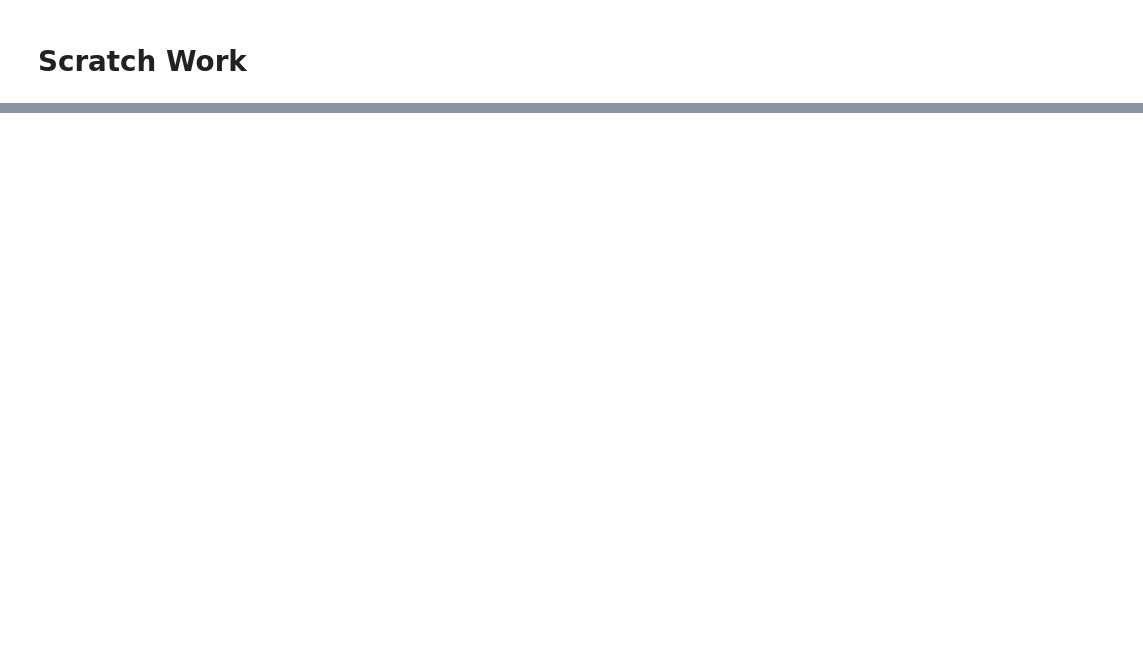
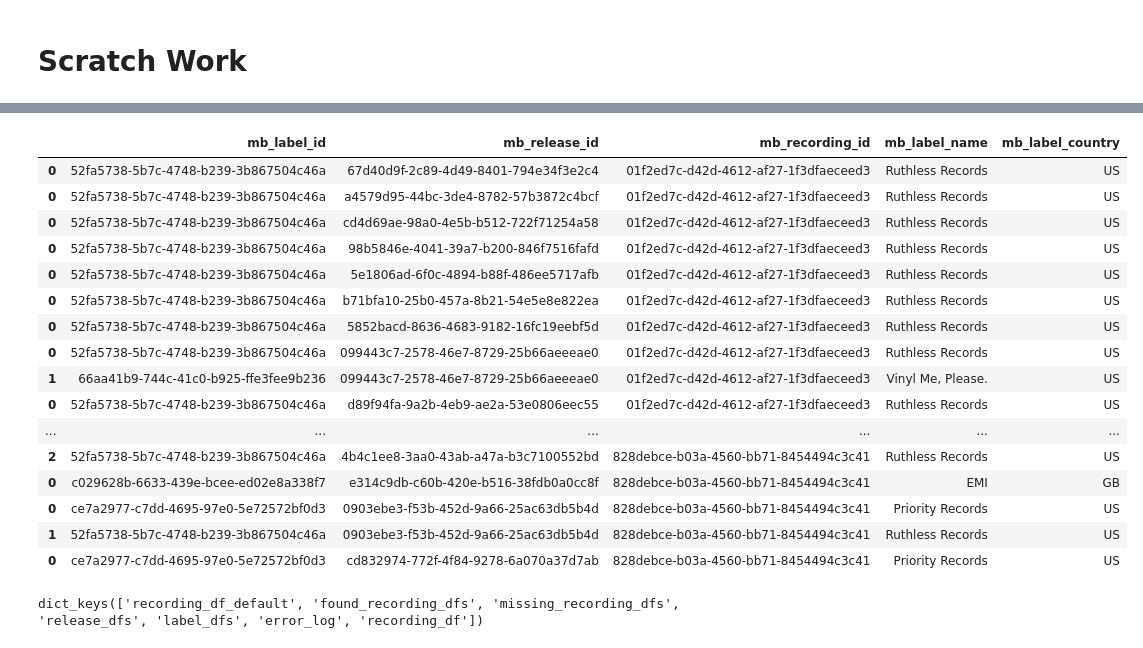
Before and after one commit to dknappopus/musicbrainz_api, a Jupyter notebook: musicbrainz_api.ipynb, the cells around one changed output, grey strips where cells are left out. Drawn from its saved outputs; the diff is of its cells as text; code cells hidden in the pictures; blank space fills up the shorter version.

Commit message:
add label info

```diff
--- a/musicbrainz_api.ipynb
+++ b/musicbrainz_api.ipynb
@@ -233,0 +359,15 @@ mb_global_dict['release_dfs'][1]
+# %%
+# plan
+# initialize global dictionary to store dataframes
+mb_global_dict = create_mb_globals()
+# isrc --> recording --> release --> label
+input_isrcs = ['US23S9528103',
+               'USPO19000001']
+#
+# create recording dfs
+for isrc in input_isrcs:
+    mb_global_dict = build_recording_df(input_isrc=isrc,mb_global_dict = mb_global_dict)
+
+mb_global_dict['recording_df'] = pd.concat(mb_global_dict['found_recording_dfs'])
+
+mb_global_dict['recording_df']
@@ -233,0 +391,2 @@ mb_global_dict['release_dfs'][1]
+# %%
+mb_global_dict['release_df'] = pd.concat(mb_global_dict['release_dfs'])
@@ -233,0 +396,26 @@ mb_global_dict['release_dfs'][1]
+# %%
+mb_global_dict['label_df'] = pd.concat(mb_global_dict['label_dfs'])
+# %%
+mb_global_dict['label_df']
+# %% [output]
+|  | mb_label_id | mb_release_id | mb_recording_id | mb_label_name | mb_label_country |
+| 0 | 52fa5738-5b7c-4748-b239-3b867504c46a | 67d40d9f-2c89-4d49-8401-794e34f3e2c4 | 01f2ed7c-d42d-4612-af27-1f3dfaeceed3 | Ruthless Records | US |
+| 0 | 52fa5738-5b7c-4748-b239-3b867504c46a | a4579d95-44bc-3de4-8782-57b3872c4bcf | 01f2ed7c-d42d-4612-af27-1f3dfaeceed3 | Ruthless Records | US |
+| 0 | 52fa5738-5b7c-4748-b239-3b867504c46a | cd4d69ae-98a0-4e5b-b512-722f71254a58 | 01f2ed7c-d42d-4612-af27-1f3dfaeceed3 | Ruthless Records | US |
+| 0 | 52fa5738-5b7c-4748-b239-3b867504c46a | 98b5846e-4041-39a7-b200-846f7516fafd | 01f2ed7c-d42d-4612-af27-1f3dfaeceed3 | Ruthless Records | US |
+| 0 | 52fa5738-5b7c-4748-b239-3b867504c46a | 5e1806ad-6f0c-4894-b88f-486ee5717afb | 01f2ed7c-d42d-4612-af27-1f3dfaeceed3 | Ruthless Records | US |
+| 0 | 52fa5738-5b7c-4748-b239-3b867504c46a | b71bfa10-25b0-457a-8b21-54e5e8e822ea | 01f2ed7c-d42d-4612-af27-1f3dfaeceed3 | Ruthless Records | US |
+| 0 | 52fa5738-5b7c-4748-b239-3b867504c46a | 5852bacd-8636-4683-9182-16fc19eebf5d | 01f2ed7c-d42d-4612-af27-1f3dfaeceed3 | Ruthless Records | US |
+| 0 | 52fa5738-5b7c-4748-b239-3b867504c46a | 099443c7-2578-46e7-8729-25b66aeeeae0 | 01f2ed7c-d42d-4612-af27-1f3dfaeceed3 | Ruthless Records | US |
+| 1 | 66aa41b9-744c-41c0-b925-ffe3fee9b236 | 099443c7-2578-46e7-8729-25b66aeeeae0 | 01f2ed7c-d42d-4612-af27-1f3dfaeceed3 | Vinyl Me, Please. | US |
+| 0 | 52fa5738-5b7c-4748-b239-3b867504c46a | d89f94fa-9a2b-4eb9-ae2a-53e0806eec55 | 01f2ed7c-d42d-4612-af27-1f3dfaeceed3 | Ruthless Records | US |
+| ... | ... | ... | ... | ... | ... |
+| 2 | 52fa5738-5b7c-4748-b239-3b867504c46a | 4b4c1ee8-3aa0-43ab-a47a-b3c7100552bd | 828debce-b03a-4560-bb71-8454494c3c41 | Ruthless Records | US |
+| 0 | c029628b-6633-439e-bcee-ed02e8a338f7 | e314c9db-c60b-420e-b516-38fdb0a0cc8f | 828debce-b03a-4560-bb71-8454494c3c41 | EMI | GB |
+| 0 | ce7a2977-c7dd-4695-97e0-5e72572bf0d3 | 0903ebe3-f53b-452d-9a66-25ac63db5b4d | 828debce-b03a-4560-bb71-8454494c3c41 | Priority Records | US |
+| 1 | 52fa5738-5b7c-4748-b239-3b867504c46a | 0903ebe3-f53b-452d-9a66-25ac63db5b4d | 828debce-b03a-4560-bb71-8454494c3c41 | Ruthless Records | US |
+| 0 | ce7a2977-c7dd-4695-97e0-5e72572bf0d3 | cd832974-772f-4f84-9278-6a070a37d7ab | 828debce-b03a-4560-bb71-8454494c3c41 | Priority Records | US |
+# %%
+mb_global_dict.keys()
+# %% [output]
+dict_keys(['recording_df_default', 'found_recording_dfs', 'missing_recording_dfs', 'release_dfs', 'label_dfs', 'error_log', 'recording_df'])
```
Also changed, not shown: parts of 18 cells of this notebook.
